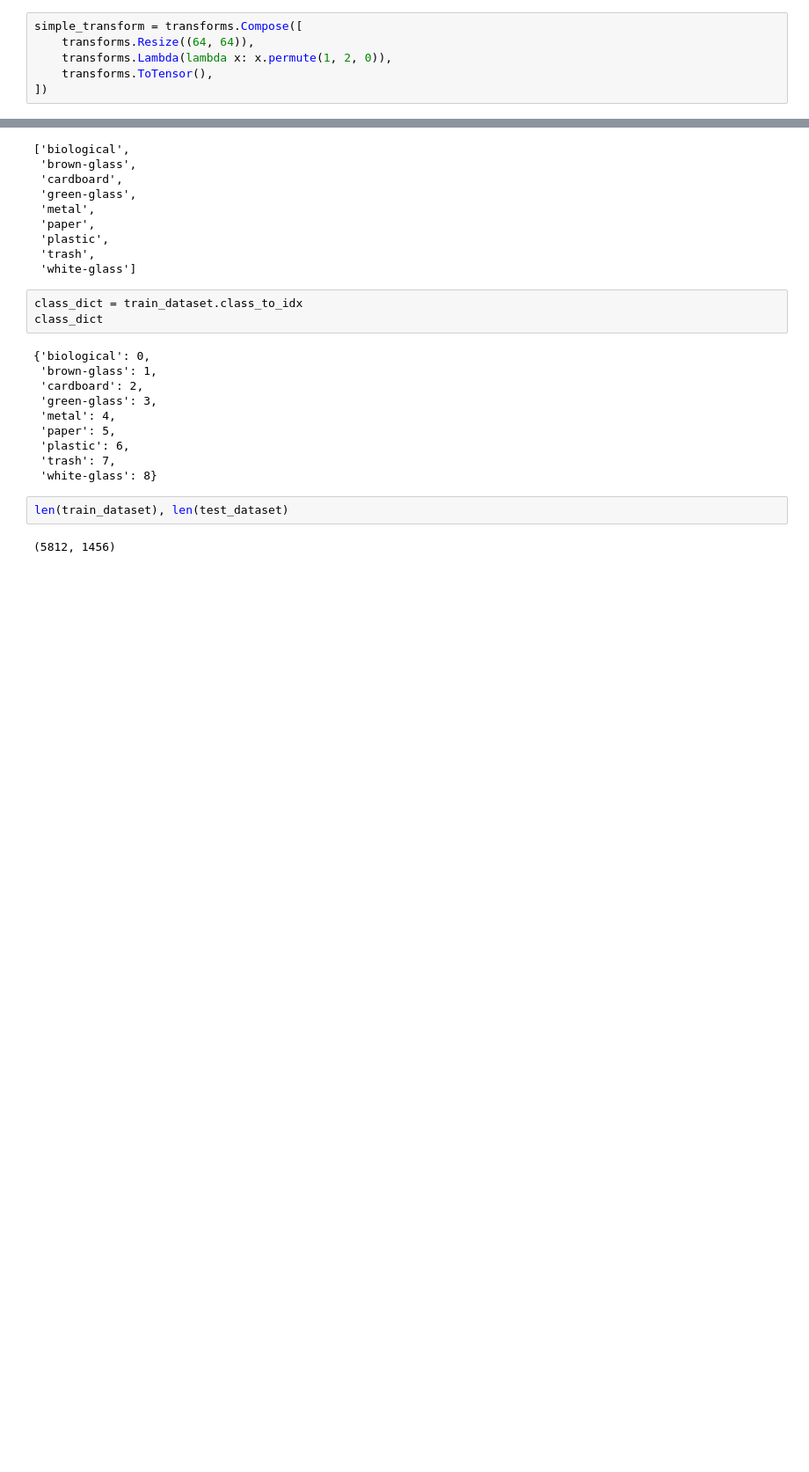
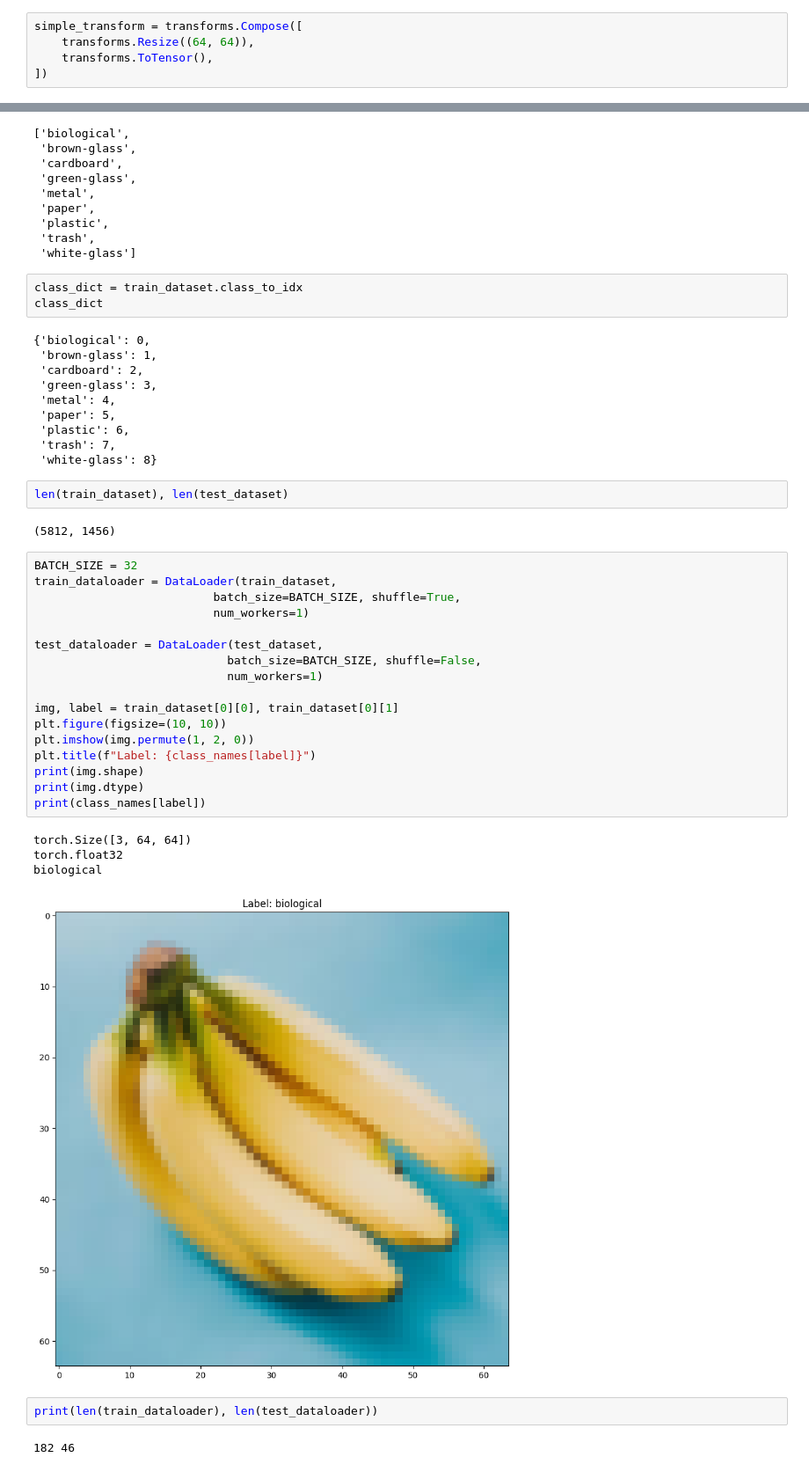
Before and after one commit to kazgar/at-at, a Jupyter notebook: model.ipynb, the cells around one changed output, grey strips where cells are left out. Shown at 88% size. Cells and saved outputs as stored; diff of their text form; blank space fills up the shorter version.

```diff
--- a/model.ipynb
+++ b/model.ipynb
@@ -94,7 +94,6 @@ Removed shoes directory and its contents.
 # %%
 simple_transform = transforms.Compose([
     transforms.Resize((64, 64)),
-    transforms.Lambda(lambda x: x.permute(1, 2, 0)),
     transforms.ToTensor(),
 ])
 # %%
@@ -237,3 +234,29 @@ class_dict
 len(train_dataset), len(test_dataset)
 # %% [output]
 (5812, 1456)
+# %%
+BATCH_SIZE = 32
+train_dataloader = DataLoader(train_dataset,
+                          batch_size=BATCH_SIZE, shuffle=True,
+                          num_workers=1)
+
+test_dataloader = DataLoader(test_dataset,
+                            batch_size=BATCH_SIZE, shuffle=False,
+                            num_workers=1)
+
+img, label = train_dataset[0][0], train_dataset[0][1]
+plt.figure(figsize=(10, 10))
+plt.imshow(img.permute(1, 2, 0))
+plt.title(f"Label: {class_names[label]}")
+print(img.shape)
+print(img.dtype)
+print(class_names[label])
+# %% [output]
+torch.Size([3, 64, 64])
+torch.float32
+biological
+[figure, added]
+# %%
+print(len(train_dataloader), len(test_dataloader))
+# %% [output]
+182 46
```
Also changed, not shown: parts of 1 cell of this notebook.
